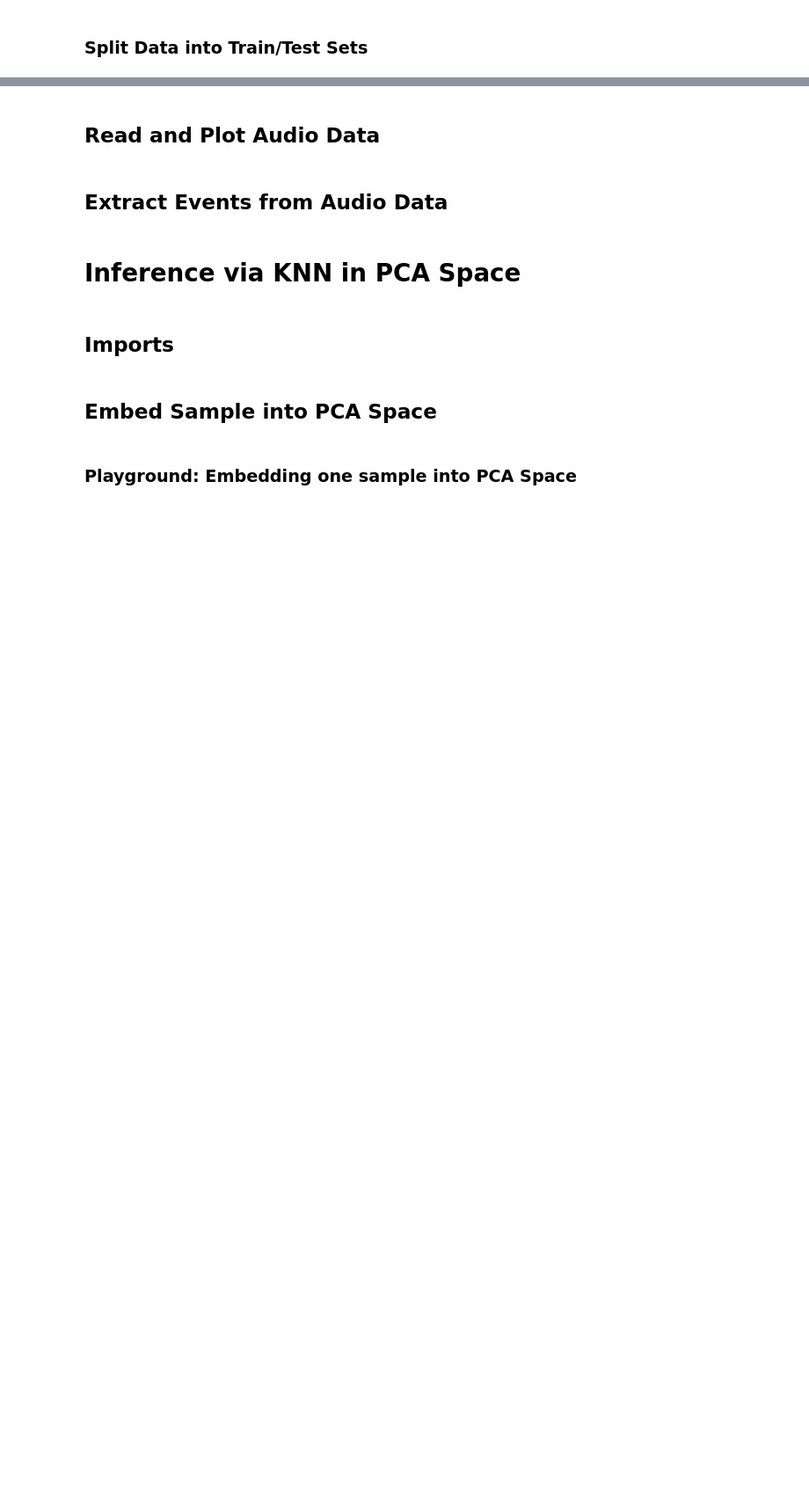
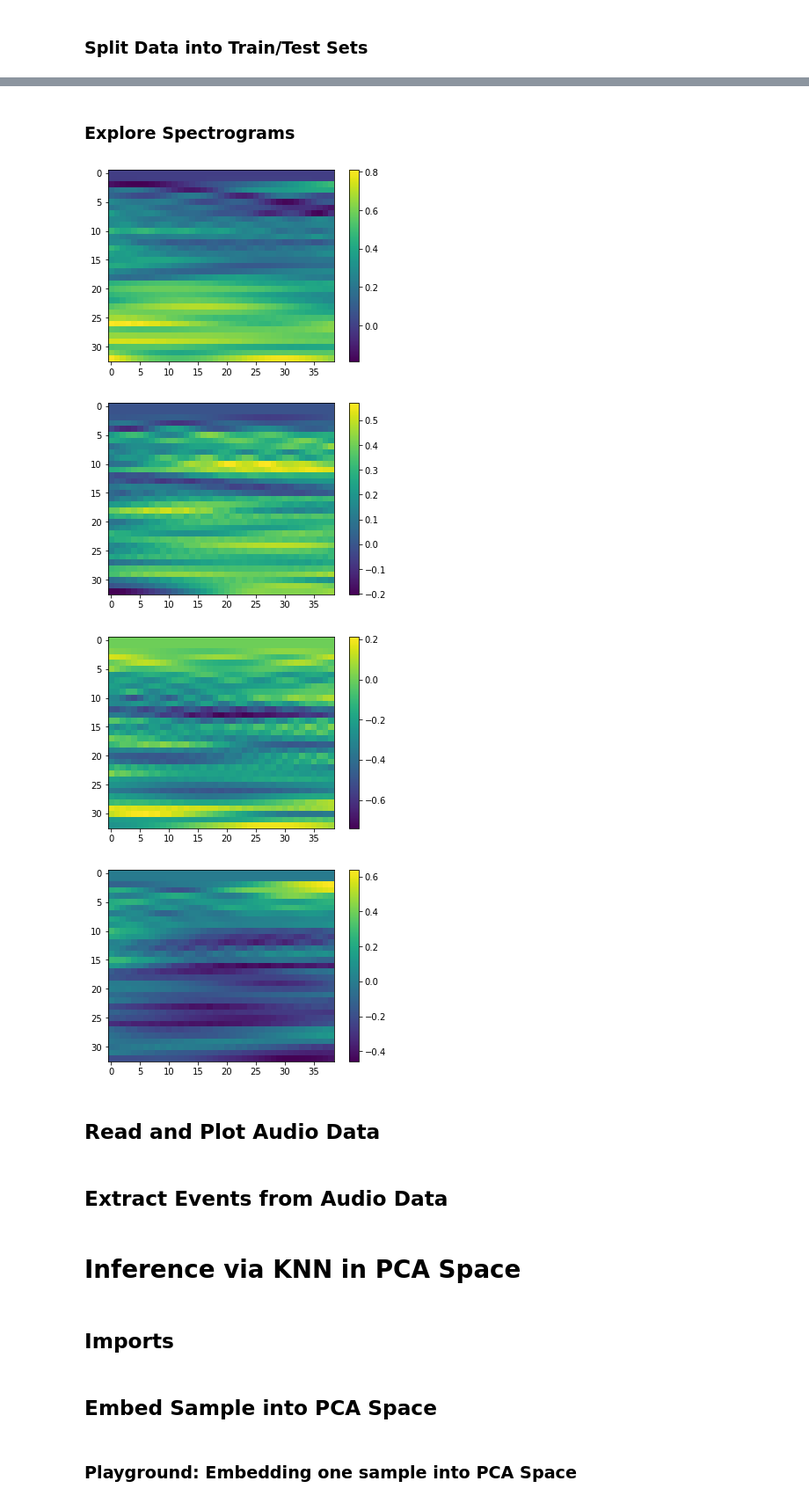
Before and after one commit to d-bi/software-control, a Jupyter notebook: playground.ipynb, the cells around one changed output, grey strips where cells are left out. Shown at 88% size. Saved outputs shown, nothing was run; the diff lists cells and outputs as text; code cells hidden in the pictures; blank space fills up the shorter version.

```diff
--- a/playground.ipynb
+++ b/playground.ipynb
@@ -432,3 +499,33 @@ print(train_labels.shape, test_labels.shape)
+# %% [markdown]
+### Explore Spectrograms
+# %%
+go_mean, stop_mean = [], []
+for ch in range(N_COMPONENTS):
+    train_data_this_channel = train_data_ch_split[ch]
+    go_mean_ch = np.mean(train_data_this_channel[0:NUM_TRAIN_SAMPLES[0], :, :, :], axis=0)[0, :, :]
+    stop_mean_ch = np.mean(train_data_this_channel[NUM_TRAIN_SAMPLES[0]:, :, :, :], axis=0)[0, :, :]
+    diff_mean_ch = np.abs(go_mean_ch - stop_mean_ch)
+    log_go_mean_ch = np.log(go_mean_ch)
+    log_stop_mean_ch = np.log(stop_mean_ch)
+    log_diff_mean_ch = np.log(diff_mean_ch)
+    diff_log_mean_ch = log_go_mean_ch - log_stop_mean_ch
+#     plt.imshow(log_go_mean_cdiff_mean_ch
+#     plt.show()
+#     plt.imshow(log_stop_mean_ch)
+#     plt.show()
+    plt.imshow(diff_log_mean_ch)
+    plt.colorbar()
+    plt.show()
+#     go_mean = go_mean + [go_mean_ch]
+#     stop_mean = stop_mean + [stop_mean_ch]
+# print(len(go_mean), go_mean[0].shape)
+
+## plot on log scale
+# %% [output]
+[figure, added]
+[figure, added]
+[figure, added]
+[figure, added]
 # %% [markdown]
 ## Read and Plot Audio Data
 # %%
```
Also changed, not shown: parts of 23 cells of this notebook, 2 other files.
